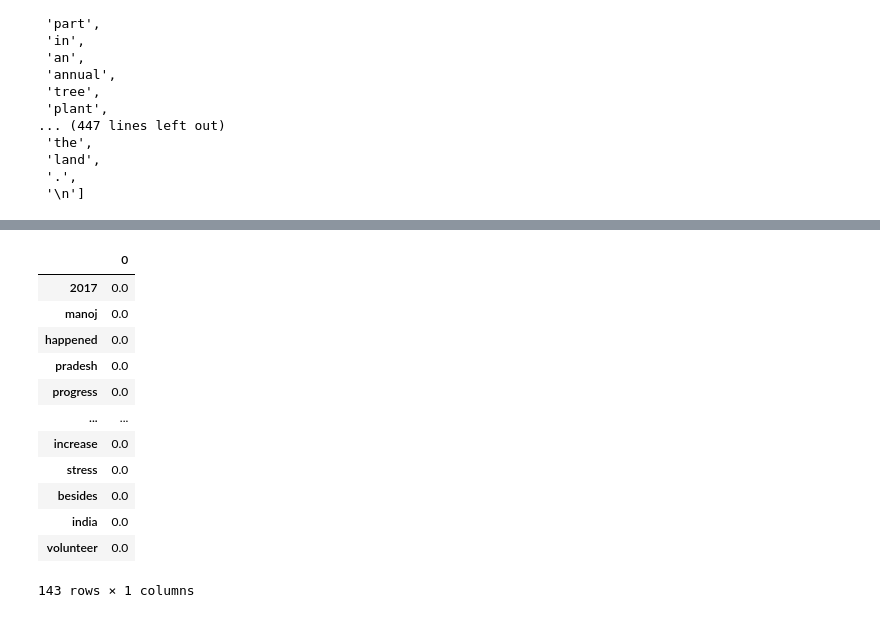
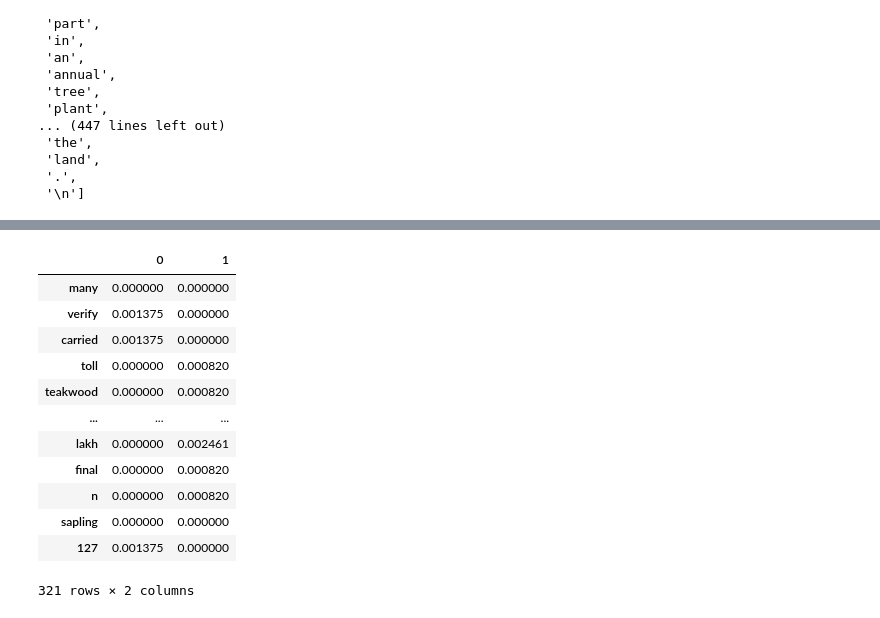
Before and after one commit to AdityaMore7000/PICT-CE-SEM-6, a Jupyter notebook: DSBDAL/Assignment-7/Assignment-7.ipynb, the cells around one changed output, grey strips where cells are left out. Cells and saved outputs as stored; diff of their text form; code cells hidden in the pictures.

```diff
--- a/DSBDAL/Assignment-7/Assignment-7.ipynb
+++ b/DSBDAL/Assignment-7/Assignment-7.ipynb
@@ -321,21 +316,22 @@ import nltk
 from nltk.corpus import stopwords
 doc_text = " "
 
-def preprocess_docs(text):
-    text = str(text).lower()
+def preprocess_docs(text1):
+    text1 = str(text1).lower()
     #print(text)
-    text = re.sub('[^a-zA-z0-9\s]','',str(text))
-    text = text.split()
+    text1 = re.sub('[^a-zA-z0-9\s]','',str(text1))
+    text1 = text1.split()
     #print(text)
-    text = [wl.lemmatize(word) for word in text if not word in stopwords.words('english')]
-    new_text = ' '.join(text)
+    text1 = [wl.lemmatize(word) for word in text1 if not word in stopwords.words('english')]
+    new_text = ' '.join(text1)
     #print("\ndoc : ", new_text)
         #doc_text = doc_text + new_text
             #doc_text = doc_text + new_text
         #print(new_text)
     return new_text
-corpus = [text]
+corpus = [text1,text2]
 #print(text)
-text1 = preprocess_docs(text)
-print("\n doc1: \n\n",text1)
+text1 = preprocess_docs(text1)
+text2 = preprocess_docs(text2)
+print("\n doc1",text1,"\nDoc 2",text2)
 # %% [output]
@@ -345,14 +340,19 @@ print("\n doc1: \n\n",text1)
 # %%
 first= text1
+second= text2
 #split so each word have their own string
 first = first.split(" ")
+second= second.split(" ")
 #print(first,second)
-total= set(first)
+total= set(first).union(set(second))
 #print(total)
 wordDictA = dict.fromkeys(total, 0)
+wordDictB = dict.fromkeys(total, 0)
 for word in first:
     wordDictA[word]+=1
 
+for word in second:
+    wordDictB[word]+=1
 #put them in a dataframe and then view the result:
-pd.DataFrame([wordDictA])
+pd.DataFrame([wordDictA, wordDictB])
 # %% [output]
@@ -368,7 +369,8 @@ def computeTF(wordDict, bow):
     return tfDict
 #running our sentences through the tf function:
 tfFirst = computeTF(wordDictA, first)
+tfSecond = computeTF(wordDictB, second)
 #Converting to dataframe for visualization
-tf_df= pd.DataFrame([tfFirst])
+tf_df= pd.DataFrame([tfFirst, tfSecond])
 tf_df.head()
 # %% [output]
@@ -392,6 +395,6 @@ def computeIDF(docList):
 
     return idfDict
 #inputing our sentences in the log file
-idfs = computeIDF([wordDictA])
+idfs = computeIDF([wordDictA, wordDictB])
 idfs
 # %% [output]
@@ -415,25 +418,26 @@ idfs
 # %%
 def computeTFIDF(tfBow, idfs):
     tfidf = {}
     for word, val in tfBow.items():
         tfidf[word] = val*idfs[word]
     return tfidf
 #running our two sentences through the IDF:
 idfFirst = computeTFIDF(tfFirst, idfs)
+idfSecond = computeTFIDF(tfSecond, idfs)
 #putting it in a dataframe
-idf= pd.DataFrame([idfFirst])
+idf= pd.DataFrame([idfFirst, idfSecond])
 idf.transpose()
 # %% [output]
-|  | 0 |
-| 2017 | 0.0 |
-| manoj | 0.0 |
-| happened | 0.0 |
-| pradesh | 0.0 |
-| progress | 0.0 |
-| ... | ... |
-| increase | 0.0 |
-| stress | 0.0 |
-| besides | 0.0 |
-| india | 0.0 |
-| volunteer | 0.0 |
+|  | 0 | 1 |
+| many | 0.000000 | 0.000000 |
+| verify | 0.001375 | 0.000000 |
+| carried | 0.001375 | 0.000000 |
+| toll | 0.000000 | 0.000820 |
+| teakwood | 0.000000 | 0.000820 |
+| ... | ... | ... |
+| lakh | 0.000000 | 0.002461 |
+| final | 0.000000 | 0.000820 |
+| n | 0.000000 | 0.000820 |
+| sapling | 0.000000 | 0.000000 |
+| 127 | 0.001375 | 0.000000 |
-143 rows × 1 columns
+321 rows × 2 columns
```
Also changed, not shown: parts of 11 cells of this notebook, 2 other files.
